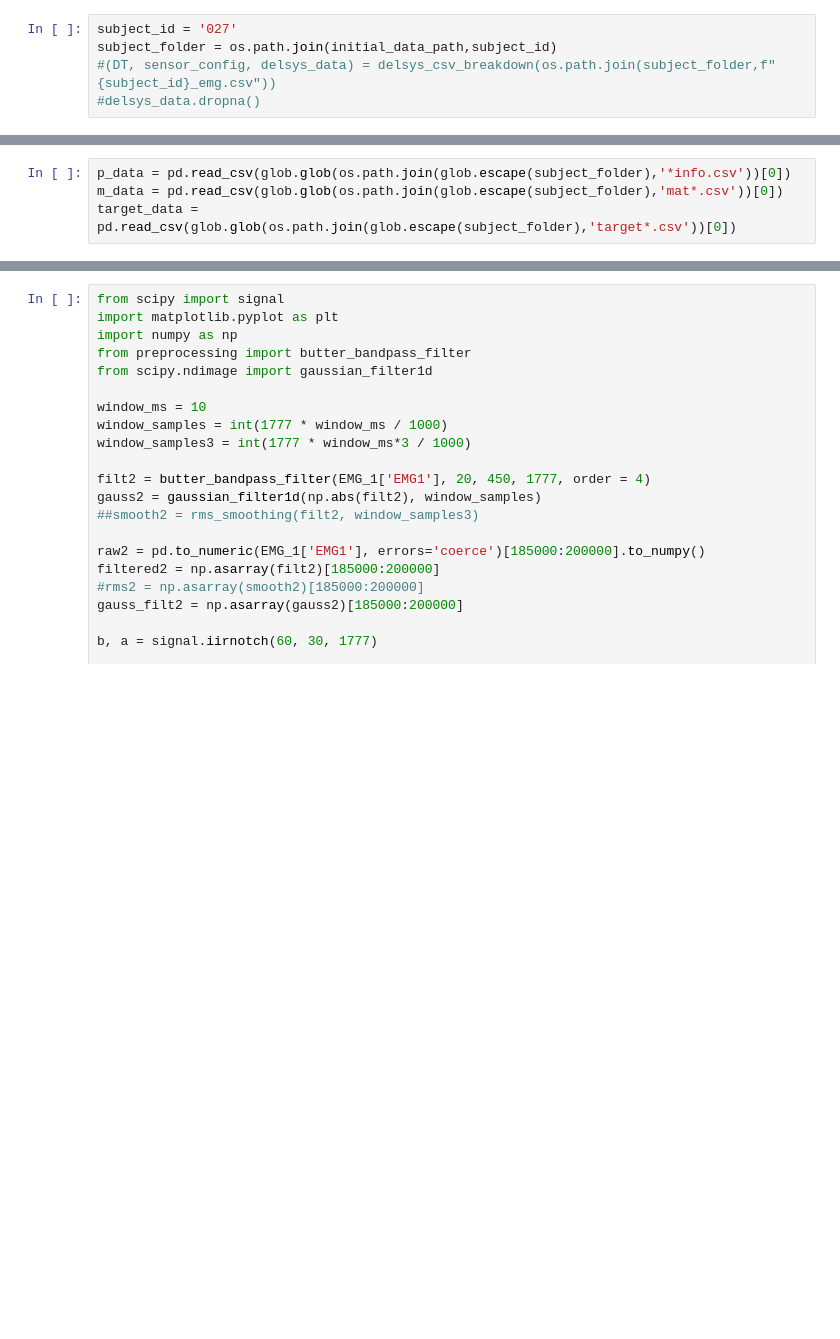
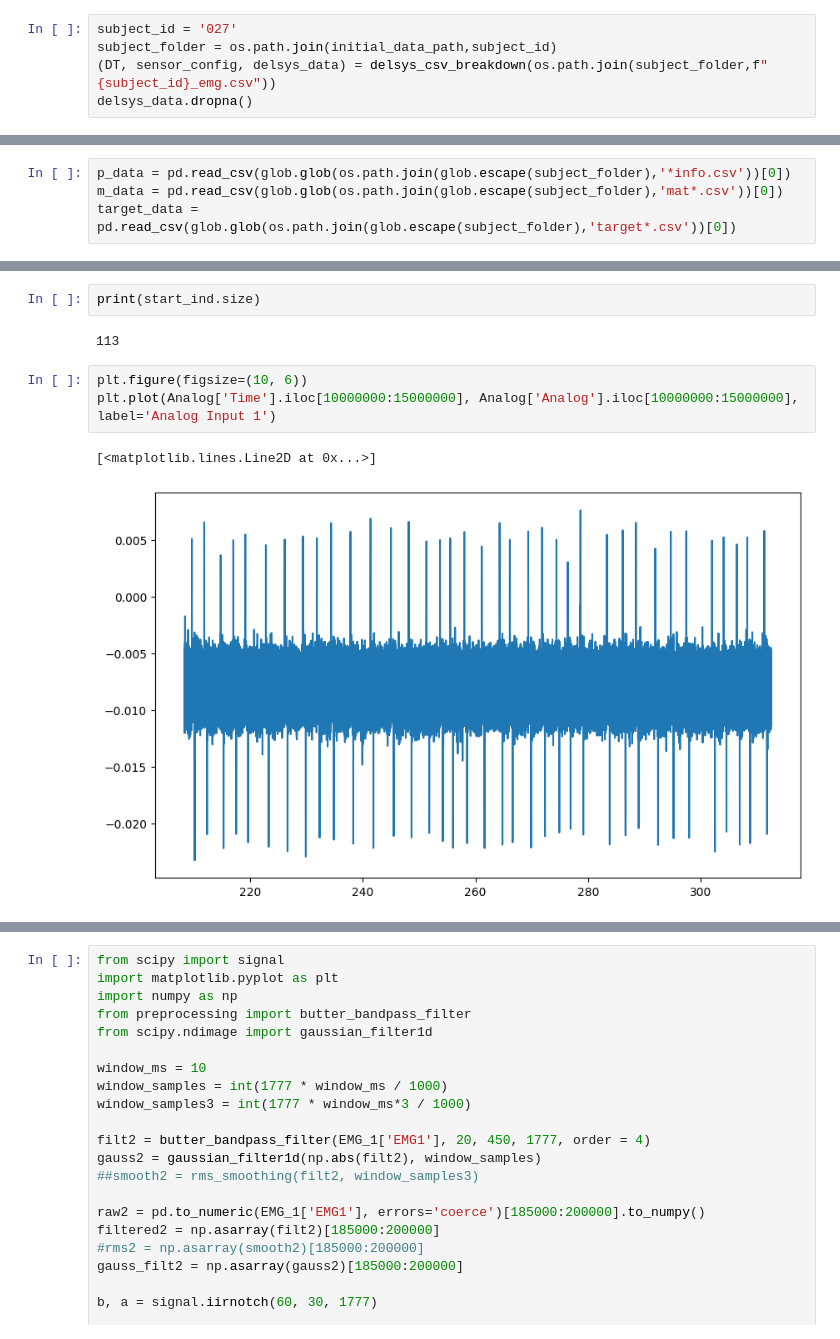
Before and after one commit to ChaundyMck/NDD_EMG, a Jupyter notebook: tester.ipynb, the cells around one changed output, grey strips where cells are left out. Saved outputs shown, nothing was run; the diff lists cells and outputs as text; blank space fills up the shorter version.

```diff
--- a/tester.ipynb
+++ b/tester.ipynb
@@ -10,5 +11,5 @@ initial_data_path = '/Users/clmckeev/Library/CloudStorage/OneDrive-SharedLibrari
 # %%
 subject_id = '027'
 subject_folder = os.path.join(initial_data_path,subject_id)
-#(DT, sensor_config, delsys_data) = delsys_csv_breakdown(os.path.join(subject_folder,f"{subject_id}_emg.csv"))
-#delsys_data.dropna()
+(DT, sensor_config, delsys_data) = delsys_csv_breakdown(os.path.join(subject_folder,f"{subject_id}_emg.csv"))
+delsys_data.dropna()
@@ -19 +93,11 @@ target_data = pd.read_csv(glob.glob(os.path.join(glob.escape(subject_folder),'ta
+# %%
+print(start_ind.size)
+# %% [output]
+113
+# %%
+plt.figure(figsize=(10, 6))
+plt.plot(Analog['Time'].iloc[10000000:15000000], Analog['Analog'].iloc[10000000:15000000], label='Analog Input 1')
+# %% [output]
+[<matplotlib.lines.Line2D at 0x...>]
+[figure, added]
 # %%
```
Also changed, not shown: parts of 13 cells of this notebook, 7 other files.
